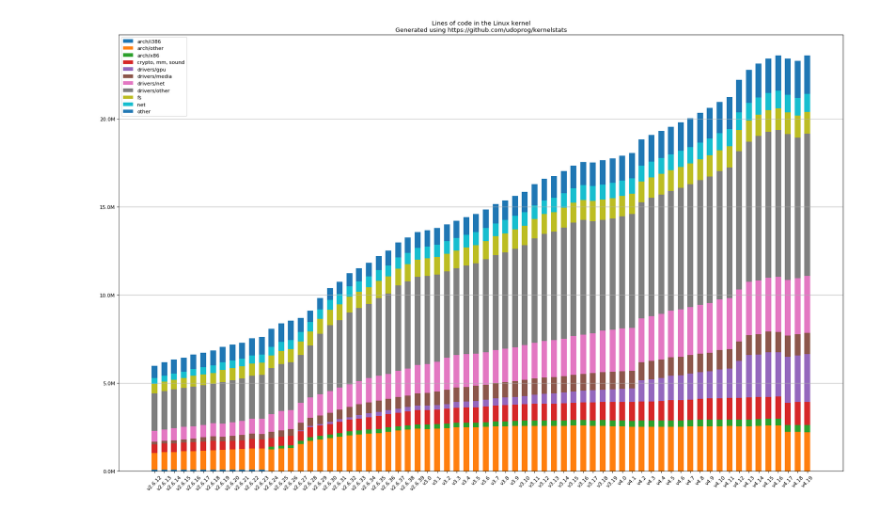
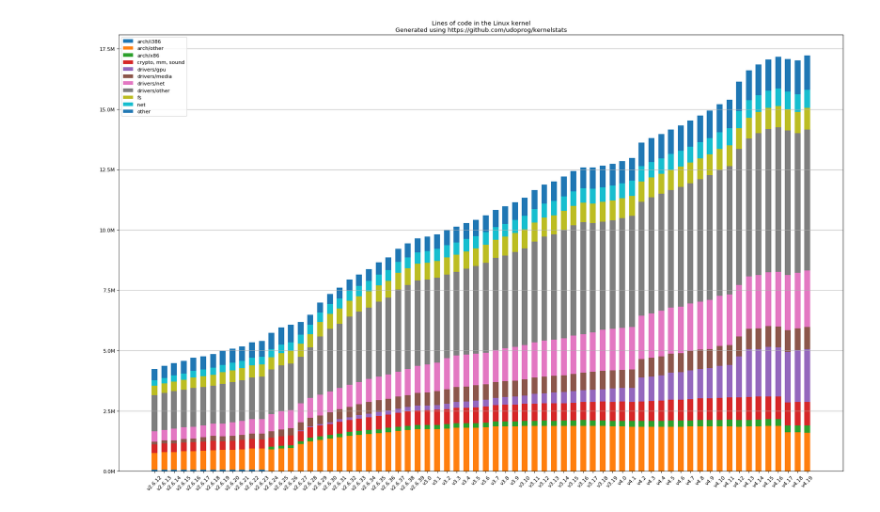
Before and after one commit to udoprog/kernelstats, a Jupyter notebook: Plot Kernel Stats.ipynb, the cells around one changed output. Saved outputs shown, nothing was run; the diff lists cells and outputs as text; code cells hidden in the pictures.

Commit message:
Use a percentage-based distribution and use 'code' field from tokei to exclude comments and whitespace

```diff
--- a/Plot Kernel Stats.ipynb
+++ b/Plot Kernel Stats.ipynb
@@ -120,20 +150,29 @@ for s in stats:
                 continue
 
             try:
-                sections[name] += file_s['lines']
+                sections[name] += file_s['code']
             except KeyError:
-                sections[name] = file_s['lines']
+                sections[name] = file_s['code']
 
             if sections[name] > criteria:
                 keys.add(name)
 
+    total = sum(s for s in sections.values())
+
+    percentage_sections = dict()
+
+    for (name, value) in sections.items():
+        percentage_sections[name] = value / total
+
     releases.append({
         "tag": s['tag'],
         "sections": sections,
+        "percentage_sections": percentage_sections,
     })
 
 legends = []
 datasets = []
+percentage_datasets = []
 tags = [r['tag'] for r in releases]
 
 for key in sorted(keys):
@@ -141,6 +180,7 @@ for key in sorted(keys):
         continue
 
     values = []
+    percentage_values = []
 
     for r in releases:
         try:
@@ -150,35 +190,18 @@ for key in sorted(keys):
 
         values.append(lines)
 
+        try:
+            percentage_lines = r['percentage_sections'][key]
+        except KeyError:
+            percentage_lines = 0
+
+        percentage_values.append(percentage_lines)
+
     datasets.append(values)
+    percentage_datasets.append(percentage_values)
     legends.append(key)
-# %%
-golden = (1 + 5 ** 0.5) / 2
-figure(num=None, figsize=(16 * golden, 16), dpi=80, facecolor='w', edgecolor='k')
-plt.gca().yaxis.set_major_formatter(FuncFormatter(millions))
-width = 0.6
-
-with plt.style.context(['seaborn-muted']):
-    bottom = None
-
-    plt.grid(True, axis='y')
-
-    for dataset in datasets:
-        kw = dict()
-
-        if bottom is None:
-            bottom = dataset
-        else:
-            kw['bottom'] = list(bottom)
-            # calculate next bottom.
-            bottom = [a + b for (a, b) in zip(bottom, dataset)]
-
-        plt.bar(tags, dataset, width, **kw)
-
-    plt.title("Lines of code in the Linux kernel\nGenerated using {}".format(URL))
-    plt.legend(legends, loc='upper left')
-    plt.xticks(rotation=45)
-
-plt.savefig('kernelstats.png')
-# %% [output]
-[figure, removed]
+# %%
+stack_plot(datasets, formatter=millions)
+plt.savefig('kernelstats-millions.png')
+# %% [output]
+[figure, added]
```
Also changed, not shown: parts of 3 cells of this notebook.
